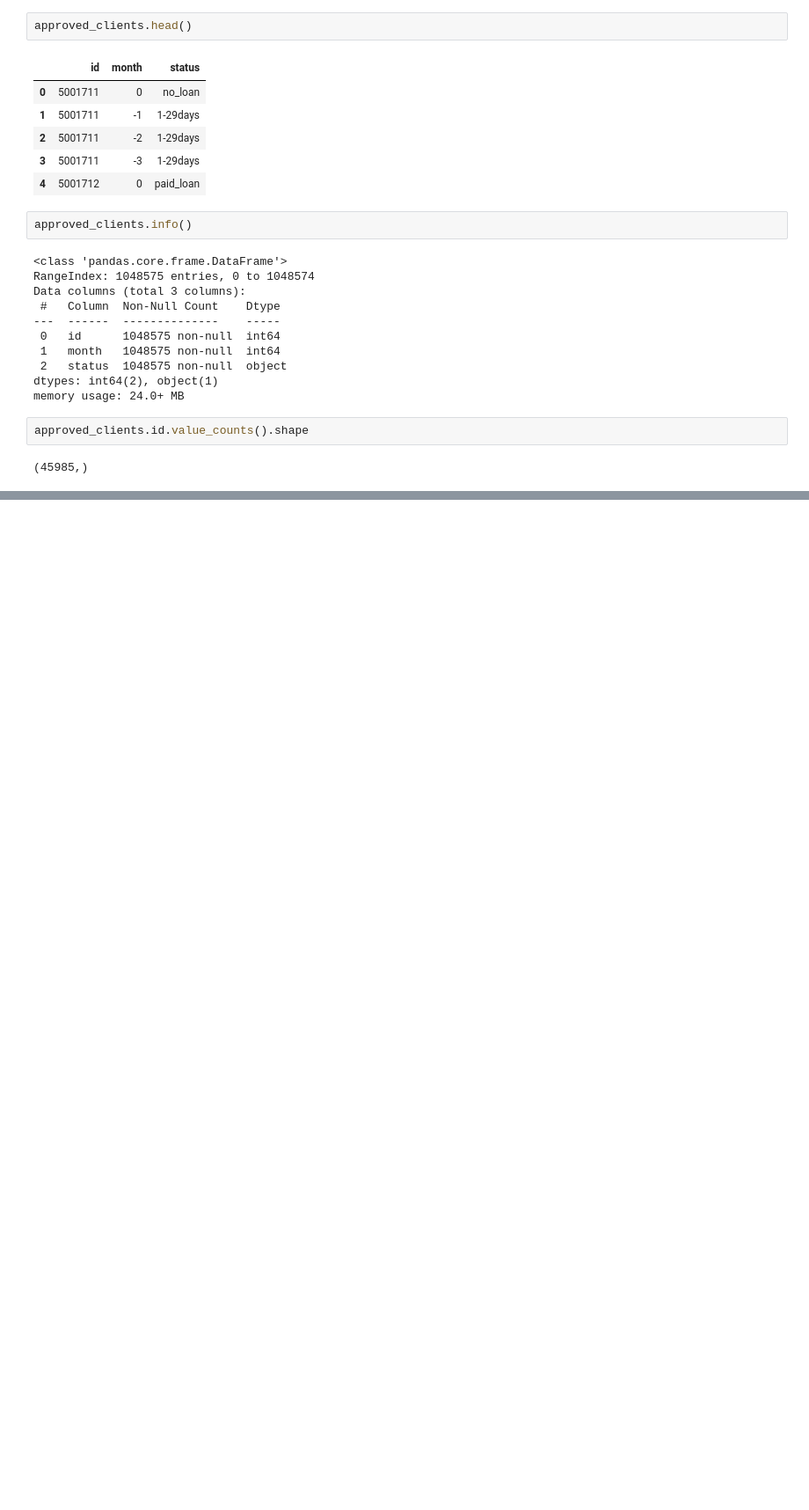
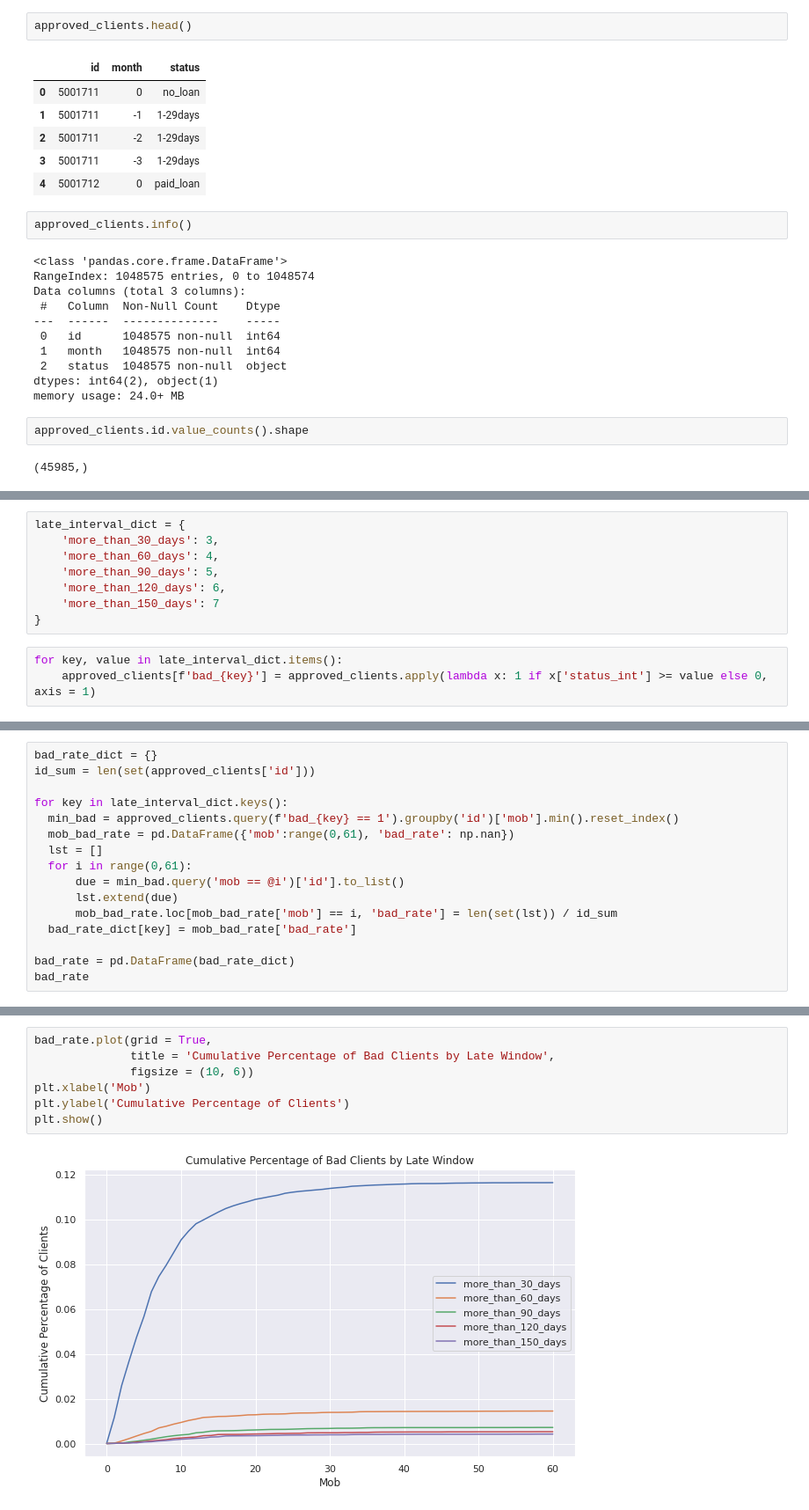
Before and after one commit to diascarolina/data-science-bootcamp, a Jupyter notebook: modulo6/aulas_desafios_modulo6.ipynb, the cells around one changed output, grey strips where cells are left out. Shown: that part at 88% size. Saved outputs shown, nothing was run; the diff lists cells and outputs as text; blank space fills up the shorter version.

```diff
--- a/modulo6/aulas_desafios_modulo6.ipynb
+++ b/modulo6/aulas_desafios_modulo6.ipynb
@@ -319,0 +648,11 @@ approved_clients.id.value_counts().shape
+# %%
+late_interval_dict = {
+    'more_than_30_days': 3,
+    'more_than_60_days': 4,
+    'more_than_90_days': 5,
+    'more_than_120_days': 6,
+    'more_than_150_days': 7
+}
+# %%
+for key, value in late_interval_dict.items():
+    approved_clients[f'bad_{key}'] = approved_clients.apply(lambda x: 1 if x['status_int'] >= value else 0, axis = 1)
@@ -319,0 +675,16 @@ approved_clients.id.value_counts().shape
+# %%
+bad_rate_dict = {}
+id_sum = len(set(approved_clients['id']))
+
+for key in late_interval_dict.keys():
+  min_bad = approved_clients.query(f'bad_{key} == 1').groupby('id')['mob'].min().reset_index()
+  mob_bad_rate = pd.DataFrame({'mob':range(0,61), 'bad_rate': np.nan})
+  lst = []
+  for i in range(0,61):
+      due = min_bad.query('mob == @i')['id'].to_list()
+      lst.extend(due)
+      mob_bad_rate.loc[mob_bad_rate['mob'] == i, 'bad_rate'] = len(set(lst)) / id_sum
+  bad_rate_dict[key] = mob_bad_rate['bad_rate']
+
+bad_rate = pd.DataFrame(bad_rate_dict)
+bad_rate
@@ -319,0 +705,9 @@ approved_clients.id.value_counts().shape
+# %%
+bad_rate.plot(grid = True,
+              title = 'Cumulative Percentage of Bad Clients by Late Window',
+              figsize = (10, 6))
+plt.xlabel('Mob')
+plt.ylabel('Cumulative Percentage of Clients')
+plt.show()
+# %% [output]
+[figure, added]
```
Also changed, not shown: parts of 39 cells of this notebook.
